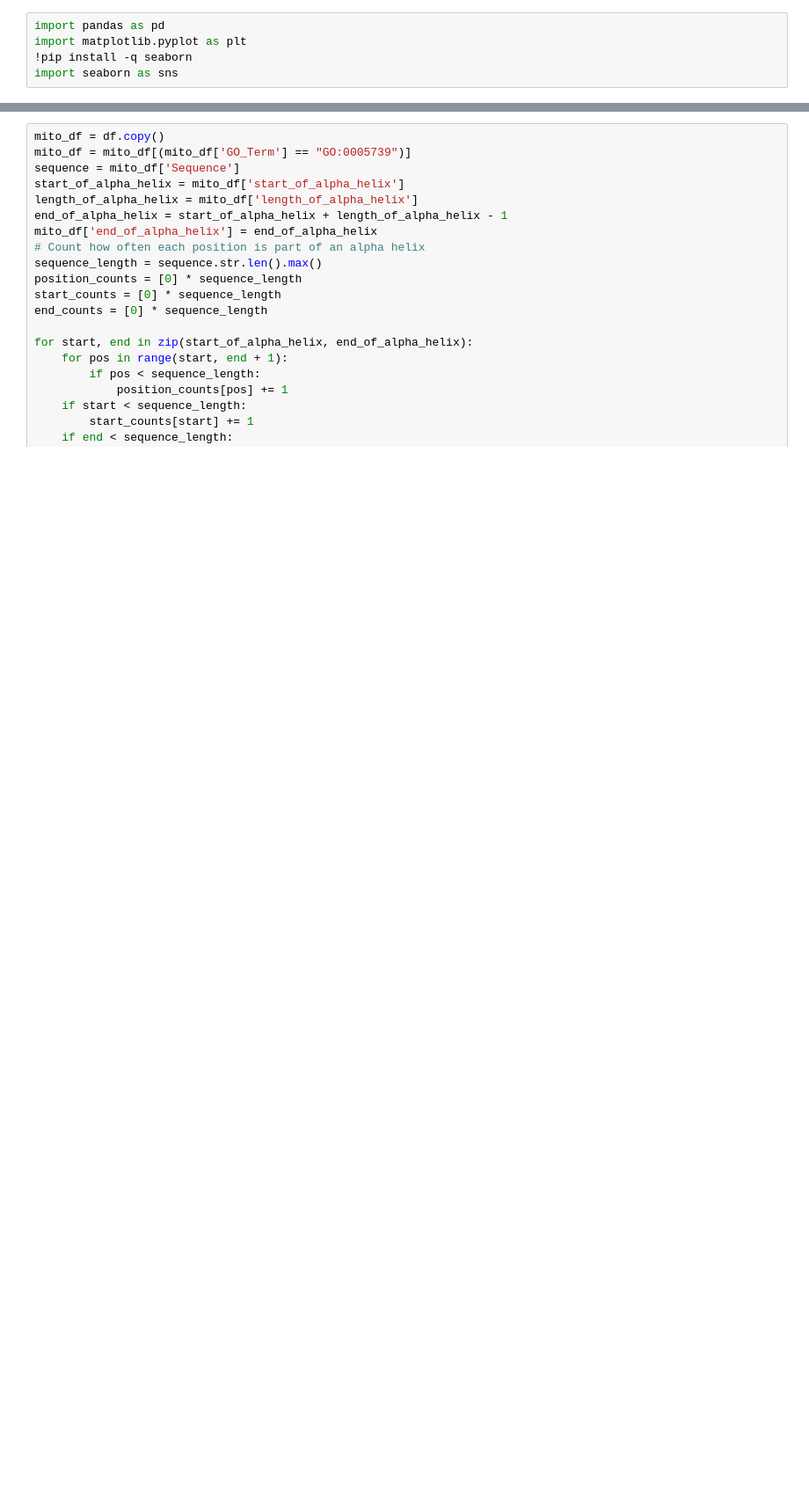
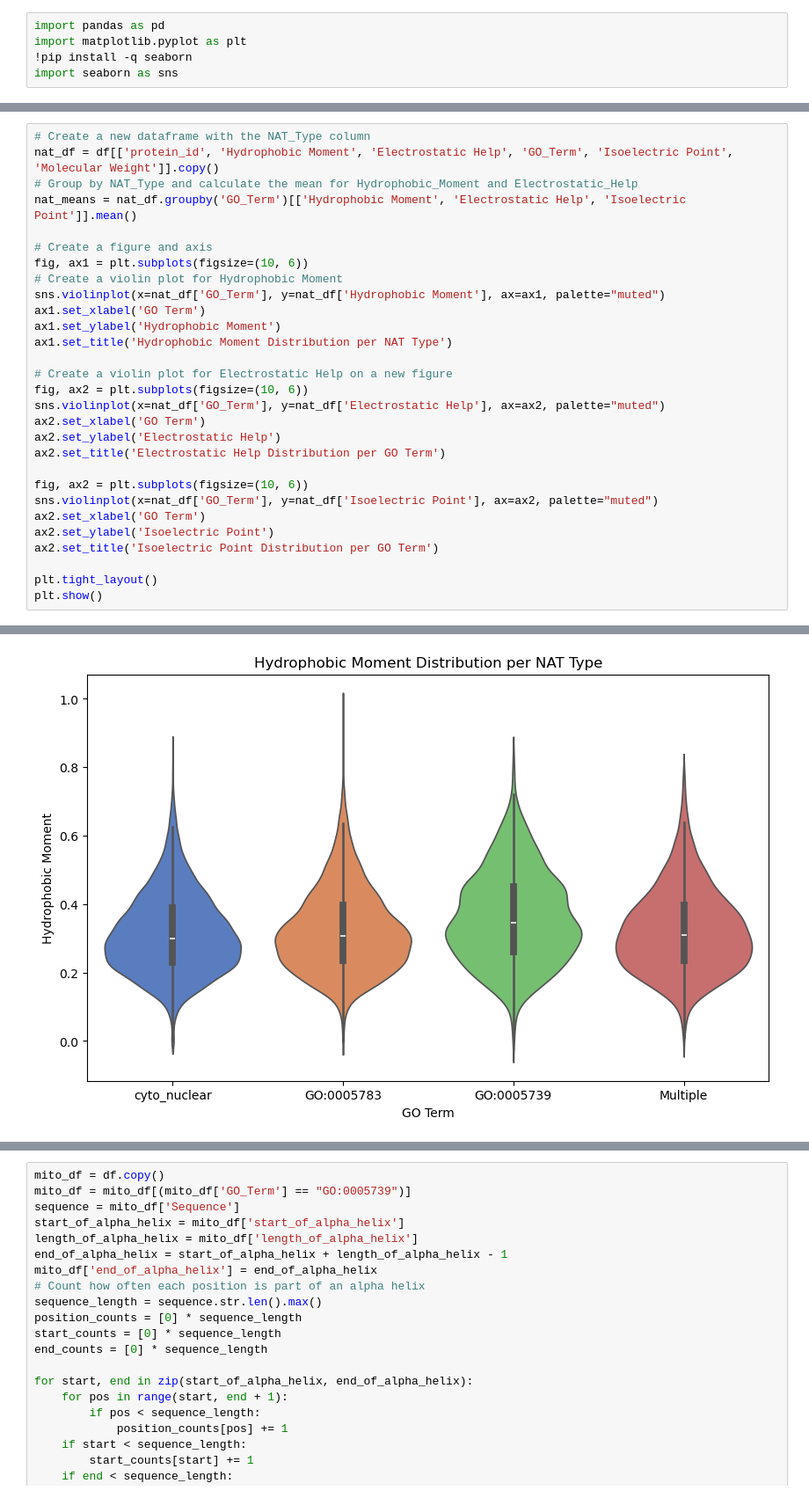
Before and after one commit to alexanderbalzer/bachelor_thesis, a Jupyter notebook: machine_learning/plot_stuff.ipynb, the cells around one changed output, grey strips where cells are left out. Shown at 88% size. Drawn from its saved outputs; the diff is of its cells as text; blank space fills up the shorter version.

```diff
--- a/machine_learning/plot_stuff.ipynb
+++ b/machine_learning/plot_stuff.ipynb
@@ -97,0 +75,30 @@ Passing `palette` without assigning `hue` is deprecated and will be removed in v
+# %%
+# Create a new dataframe with the NAT_Type column
+nat_df = df[['protein_id', 'Hydrophobic Moment', 'Electrostatic Help', 'GO_Term', 'Isoelectric Point', 'Molecular Weight']].copy()
+# Group by NAT_Type and calculate the mean for Hydrophobic_Moment and Electrostatic_Help
+nat_means = nat_df.groupby('GO_Term')[['Hydrophobic Moment', 'Electrostatic Help', 'Isoelectric Point']].mean()
+
+# Create a figure and axis
+fig, ax1 = plt.subplots(figsize=(10, 6))
+# Create a violin plot for Hydrophobic Moment
+sns.violinplot(x=nat_df['GO_Term'], y=nat_df['Hydrophobic Moment'], ax=ax1, palette="muted")
+ax1.set_xlabel('GO Term')
+ax1.set_ylabel('Hydrophobic Moment')
+ax1.set_title('Hydrophobic Moment Distribution per NAT Type')
+
+# Create a violin plot for Electrostatic Help on a new figure
+fig, ax2 = plt.subplots(figsize=(10, 6))
+sns.violinplot(x=nat_df['GO_Term'], y=nat_df['Electrostatic Help'], ax=ax2, palette="muted")
+ax2.set_xlabel('GO Term')
+ax2.set_ylabel('Electrostatic Help')
+ax2.set_title('Electrostatic Help Distribution per GO Term')
+
+fig, ax2 = plt.subplots(figsize=(10, 6))
+sns.violinplot(x=nat_df['GO_Term'], y=nat_df['Isoelectric Point'], ax=ax2, palette="muted")
+ax2.set_xlabel('GO Term')
+ax2.set_ylabel('Isoelectric Point')
+ax2.set_title('Isoelectric Point Distribution per GO Term')
+
+plt.tight_layout()
+plt.show()
+# %% [output]
@@ -97,0 +116 @@ Passing `palette` without assigning `hue` is deprecated and will be removed in v
+[figure, added]
```
Also changed, not shown: parts of 5 cells of this notebook, 9 other files.
